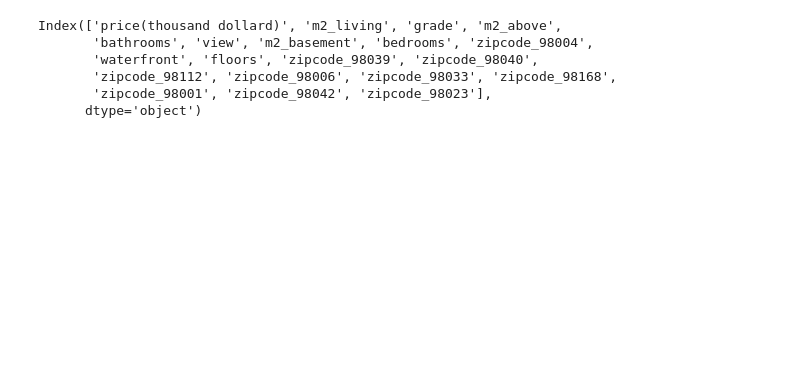
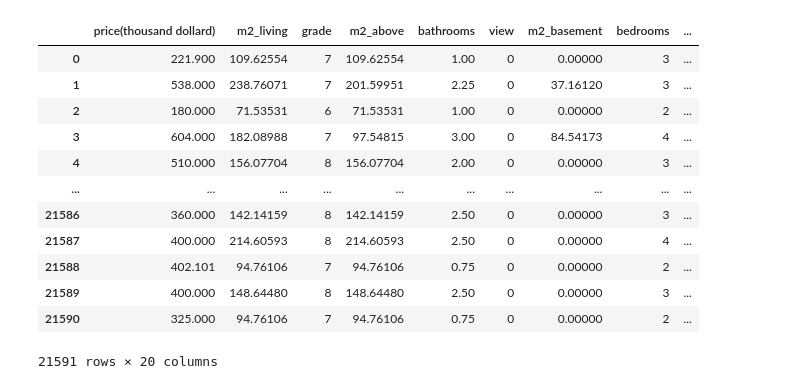
Before and after one commit to henzozhang/henzozhang-projet-prediction-prix-immobilier, a Jupyter notebook: data_modelisation.ipynb, the cells around one changed output. Cells and saved outputs as stored; diff of their text form; code cells hidden in the pictures; blank space fills up the shorter version.

```diff
--- a/data_modelisation.ipynb
+++ b/data_modelisation.ipynb
@@ -16,15 +16,22 @@ pd.options.display.max_columns = 150
 # chargement et affichage des données
 
 df_data = pd.read_csv("preparation_data.csv")
-# %%
-train_data.columns
-# %% [output]
-Index(['price(thousand dollard)', 'm2_living', 'grade', 'm2_above',
-       'bathrooms', 'view', 'm2_basement', 'bedrooms', 'zipcode_98004',
-       'waterfront', 'floors', 'zipcode_98039', 'zipcode_98040',
-       'zipcode_98112', 'zipcode_98006', 'zipcode_98033', 'zipcode_98168',
-       'zipcode_98001', 'zipcode_98042', 'zipcode_98023'],
-      dtype='object')
+# %%
+df_data
+# %% [output]
+|  | price(thousand dollard) | m2_living | grade | m2_above | bathrooms | view | m2_basement | bedrooms | ... |
+| 0 | 221.900 | 109.62554 | 7 | 109.62554 | 1.00 | 0 | 0.00000 | 3 | ... |
+| 1 | 538.000 | 238.76071 | 7 | 201.59951 | 2.25 | 0 | 37.16120 | 3 | ... |
+| 2 | 180.000 | 71.53531 | 6 | 71.53531 | 1.00 | 0 | 0.00000 | 2 | ... |
+| 3 | 604.000 | 182.08988 | 7 | 97.54815 | 3.00 | 0 | 84.54173 | 4 | ... |
+| 4 | 510.000 | 156.07704 | 8 | 156.07704 | 2.00 | 0 | 0.00000 | 3 | ... |
+| ... | ... | ... | ... | ... | ... | ... | ... | ... | ... |
+| 21586 | 360.000 | 142.14159 | 8 | 142.14159 | 2.50 | 0 | 0.00000 | 3 | ... |
+| 21587 | 400.000 | 214.60593 | 8 | 214.60593 | 2.50 | 0 | 0.00000 | 4 | ... |
+| 21588 | 402.101 | 94.76106 | 7 | 94.76106 | 0.75 | 0 | 0.00000 | 2 | ... |
+| 21589 | 400.000 | 148.64480 | 8 | 148.64480 | 2.50 | 0 | 0.00000 | 3 | ... |
+| 21590 | 325.000 | 94.76106 | 7 | 94.76106 | 0.75 | 0 | 0.00000 | 2 | ... |
+21591 rows × 20 columns
 # %%
 #1er etape definir les colonne de X et y pour pour marchine learning
 
```
Also changed, not shown: parts of 26 cells of this notebook.
